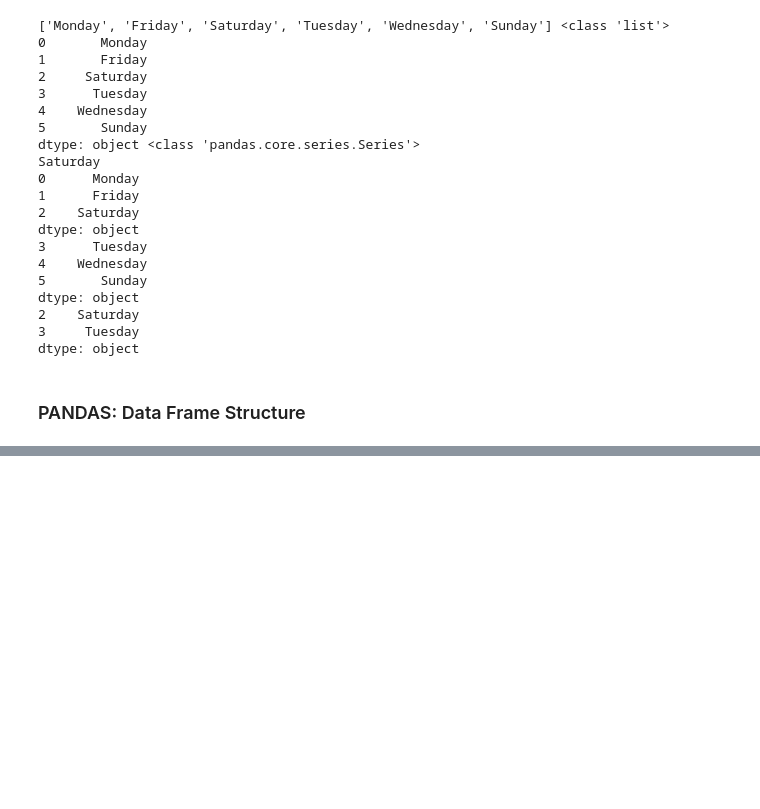
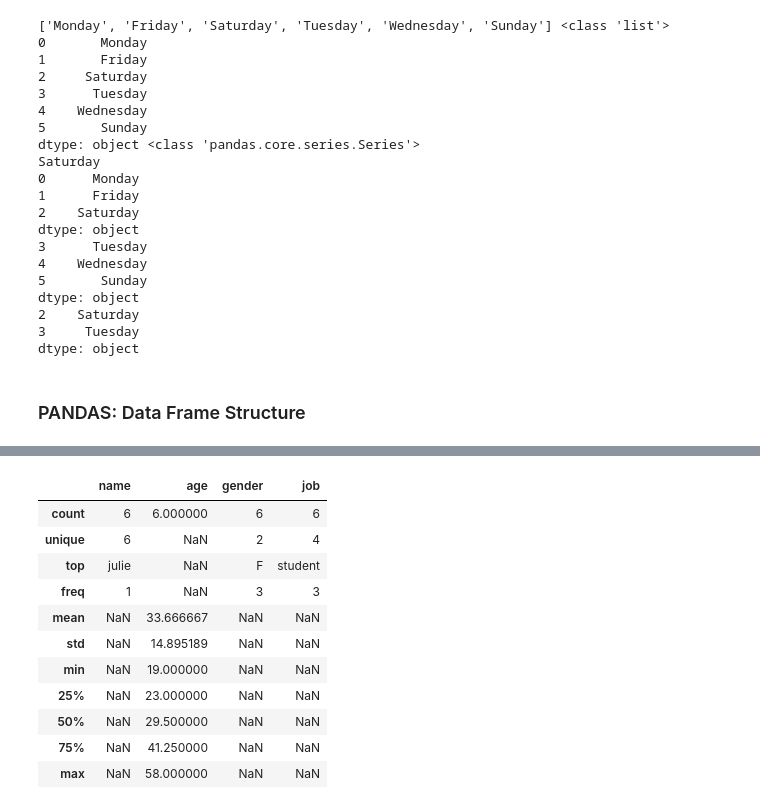
Before and after one commit to subbu27iitb/Training01, a Jupyter notebook: Pandas.ipynb, the cells around one changed output, grey strips where cells are left out. Drawn from its saved outputs; the diff is of its cells as text; code cells hidden in the pictures; blank space fills up the shorter version.

```diff
--- a/Pandas.ipynb
+++ b/Pandas.ipynb
@@ -252,0 +274,5 @@ dtype: object
+# %%
+data_dict = dict(name = ['peter', 'julie'], age = [33, 44], gender = ['M', 'F'], job = ['engineer', 'scientist'])   # dictionary
+print (data_dict)
+user3 = pd.DataFrame(data = data_dict)
+user3
@@ -252,0 +308,3 @@ dtype: object
+# %%
+result = user1.append(user2, ignore_index = True)
+result
@@ -252,0 +317,3 @@ dtype: object
+# %%
+result = user1.append(user2).append(user3, ignore_index = True)
+result
@@ -252,0 +328,3 @@ dtype: object
+# %%
+users = pd.concat([user1, user2, user3], ignore_index = True)
+users
@@ -252,0 +462,15 @@ dtype: object
+# %%
+users.describe(include = 'all')
+# %% [output]
+|  | name | age | gender | job |
+| count | 6 | 6.000000 | 6 | 6 |
+| unique | 6 | NaN | 2 | 4 |
+| top | julie | NaN | F | student |
+| freq | 1 | NaN | 3 | 3 |
+| mean | NaN | 33.666667 | NaN | NaN |
+| std | NaN | 14.895189 | NaN | NaN |
+| min | NaN | 19.000000 | NaN | NaN |
+| 25% | NaN | 23.000000 | NaN | NaN |
+| 50% | NaN | 29.500000 | NaN | NaN |
+| 75% | NaN | 41.250000 | NaN | NaN |
+| max | NaN | 58.000000 | NaN | NaN |
```
Also changed, not shown: parts of 36 cells of this notebook.
